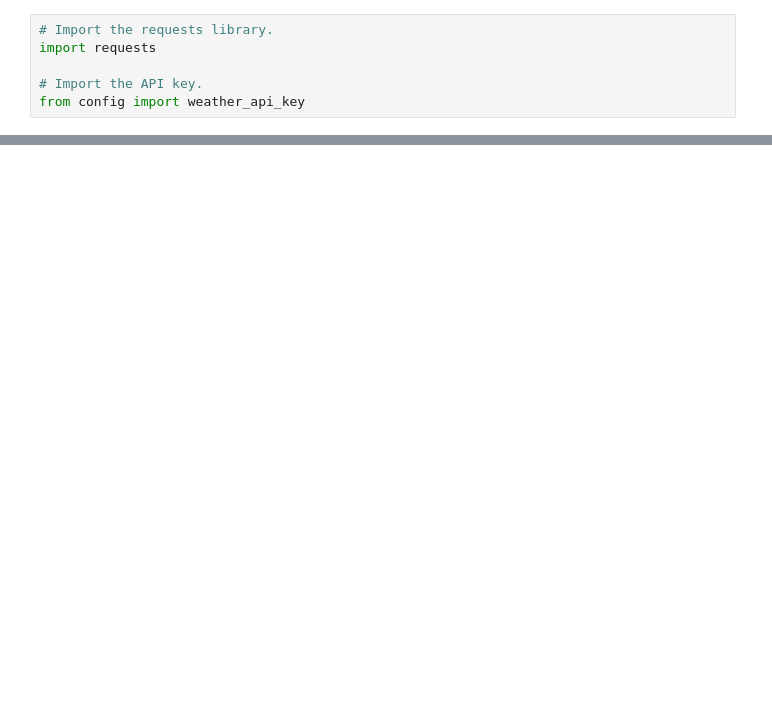
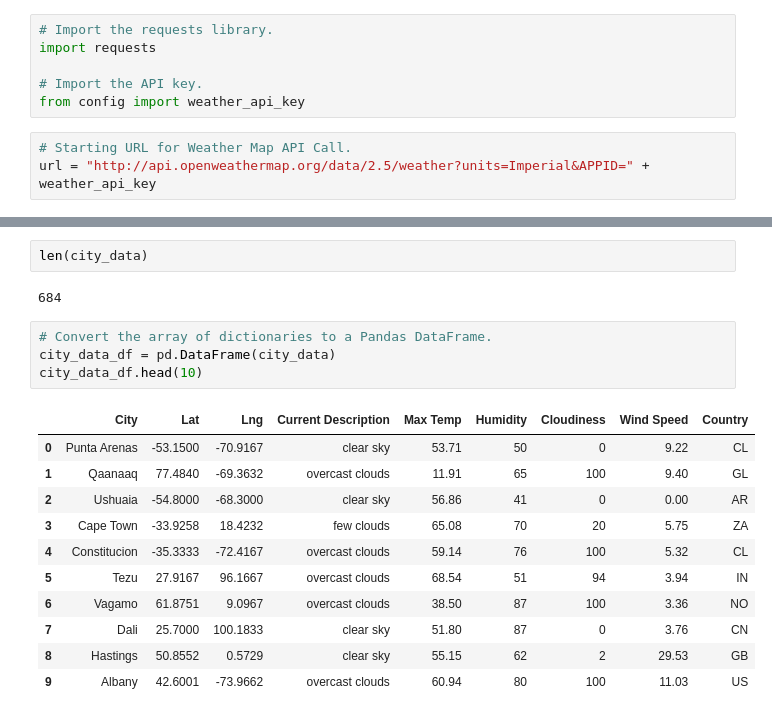
Before and after one commit to andipfeff/World_Weather_Analysis, a Jupyter notebook: Weather_Database/Weather_Database.ipynb, the cells around one changed output, grey strips where cells are left out. Saved outputs shown, nothing was run; the diff lists cells and outputs as text; blank space fills up the shorter version.

Commit message:
adding Weather_Database files

```diff
--- a/Weather_Database/Weather_Database.ipynb
+++ b/Weather_Database/Weather_Database.ipynb
@@ -37,3 +37,6 @@ import requests
 
 # Import the API key.
 from config import weather_api_key
+# %%
+# Starting URL for Weather Map API Call.
+url = "http://api.openweathermap.org/data/2.5/weather?units=Imperial&APPID=" + weather_api_key
@@ -39,0 +120,20 @@ from config import weather_api_key
+# %%
+len(city_data)
+# %% [output]
+684
+# %%
+# Convert the array of dictionaries to a Pandas DataFrame.
+city_data_df = pd.DataFrame(city_data)
+city_data_df.head(10)
+# %% [output]
+|  | City | Lat | Lng | Current Description | Max Temp | Humidity | Cloudiness | Wind Speed | Country |
+| 0 | Punta Arenas | -53.1500 | -70.9167 | clear sky | 53.71 | 50 | 0 | 9.22 | CL |
+| 1 | Qaanaaq | 77.4840 | -69.3632 | overcast clouds | 11.91 | 65 | 100 | 9.40 | GL |
+| 2 | Ushuaia | -54.8000 | -68.3000 | clear sky | 56.86 | 41 | 0 | 0.00 | AR |
+| 3 | Cape Town | -33.9258 | 18.4232 | few clouds | 65.08 | 70 | 20 | 5.75 | ZA |
+| 4 | Constitucion | -35.3333 | -72.4167 | overcast clouds | 59.14 | 76 | 100 | 5.32 | CL |
+| 5 | Tezu | 27.9167 | 96.1667 | overcast clouds | 68.54 | 51 | 94 | 3.94 | IN |
+| 6 | Vagamo | 61.8751 | 9.0967 | overcast clouds | 38.50 | 87 | 100 | 3.36 | NO |
+| 7 | Dali | 25.7000 | 100.1833 | clear sky | 51.80 | 87 | 0 | 3.76 | CN |
+| 8 | Hastings | 50.8552 | 0.5729 | clear sky | 55.15 | 62 | 2 | 29.53 | GB |
+| 9 | Albany | 42.6001 | -73.9662 | overcast clouds | 60.94 | 80 | 100 | 11.03 | US |
```
Also changed, not shown: parts of 4 cells of this notebook, 1 other file.
